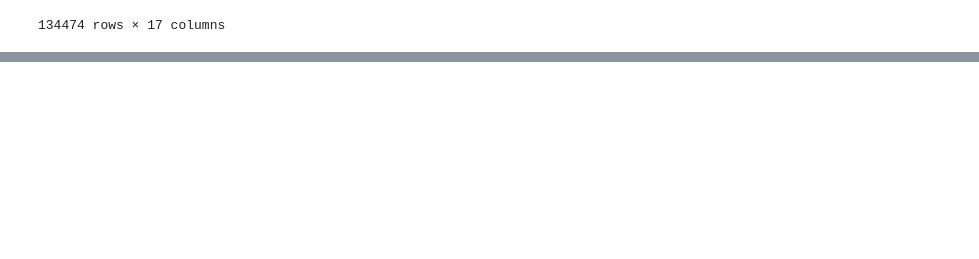
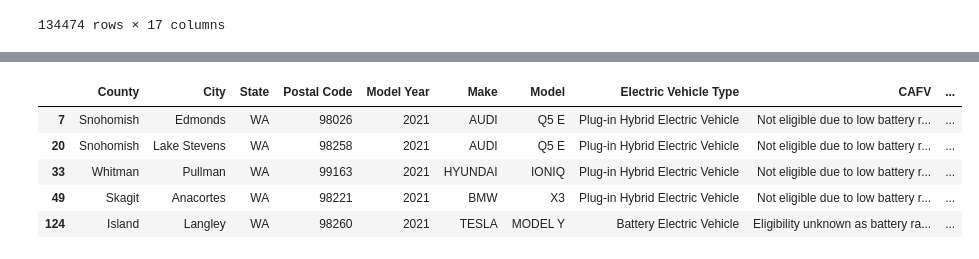
Before and after one commit to MichaelHowick/CS4580-EDA-Assignment, a Jupyter notebook: lk_notebook.ipynb, the cells around one changed output, grey strips where cells are left out. Saved outputs shown, nothing was run; the diff lists cells and outputs as text; code cells hidden in the pictures; blank space fills up the shorter version.

```diff
--- a/lk_notebook.ipynb
+++ b/lk_notebook.ipynb
@@ -71,0 +84,10 @@ memory usage: 17.4+ MB
+# %%
+model20201_df = df[df['Model Year'] == 2021]
+model20201_df.head()
+# %% [output]
+|  | County | City | State | Postal Code | Model Year | Make | Model | Electric Vehicle Type | CAFV | ... |
+| 7 | Snohomish | Edmonds | WA | 98026 | 2021 | AUDI | Q5 E | Plug-in Hybrid Electric Vehicle | Not eligible due to low battery r... | ... |
+| 20 | Snohomish | Lake Stevens | WA | 98258 | 2021 | AUDI | Q5 E | Plug-in Hybrid Electric Vehicle | Not eligible due to low battery r... | ... |
+| 33 | Whitman | Pullman | WA | 99163 | 2021 | HYUNDAI | IONIQ | Plug-in Hybrid Electric Vehicle | Not eligible due to low battery r... | ... |
+| 49 | Skagit | Anacortes | WA | 98221 | 2021 | BMW | X3 | Plug-in Hybrid Electric Vehicle | Not eligible due to low battery r... | ... |
+| 124 | Island | Langley | WA | 98260 | 2021 | TESLA | MODEL Y | Battery Electric Vehicle | Eligibility unknown as battery ra... | ... |
```
Also changed, not shown: parts of 7 cells of this notebook, 1 other file.
